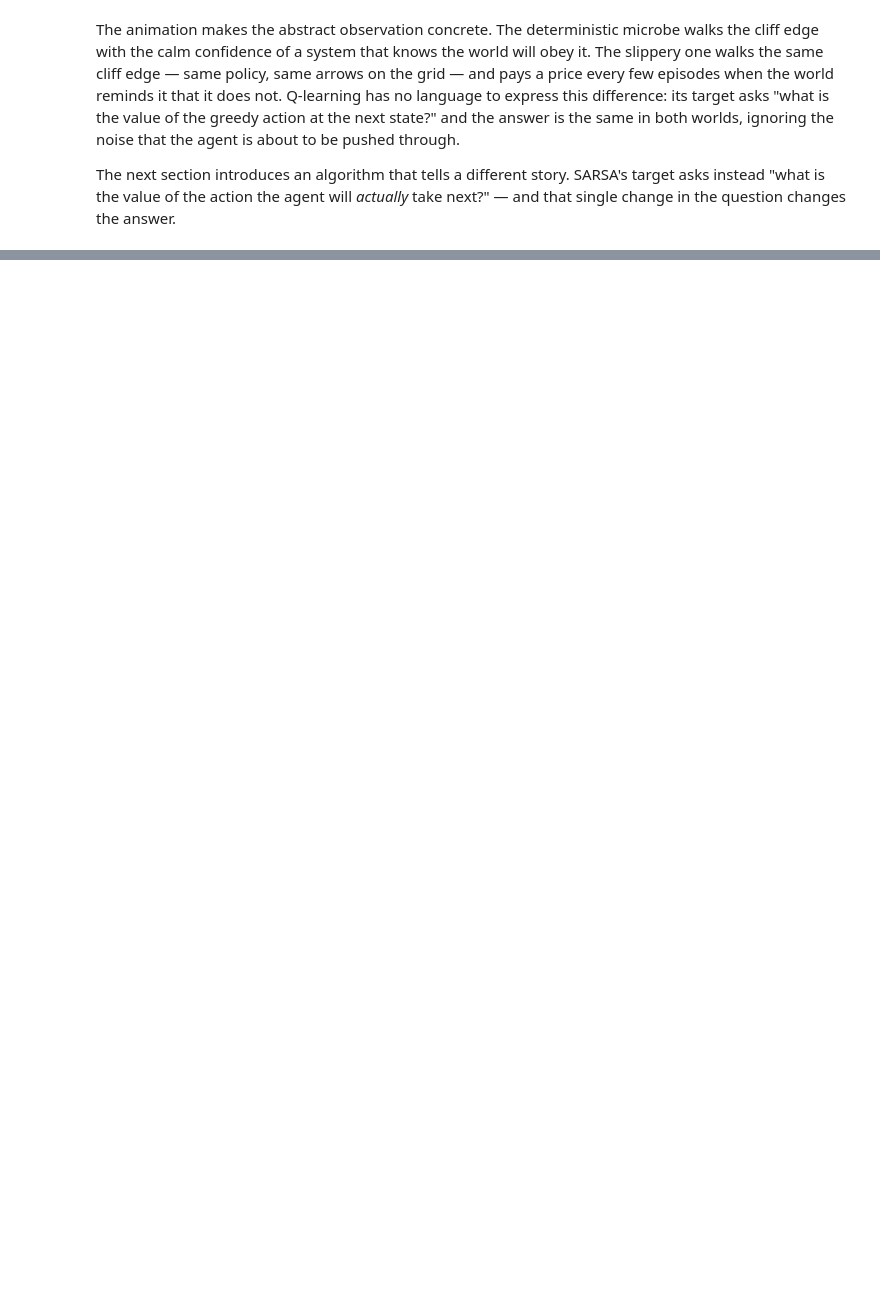
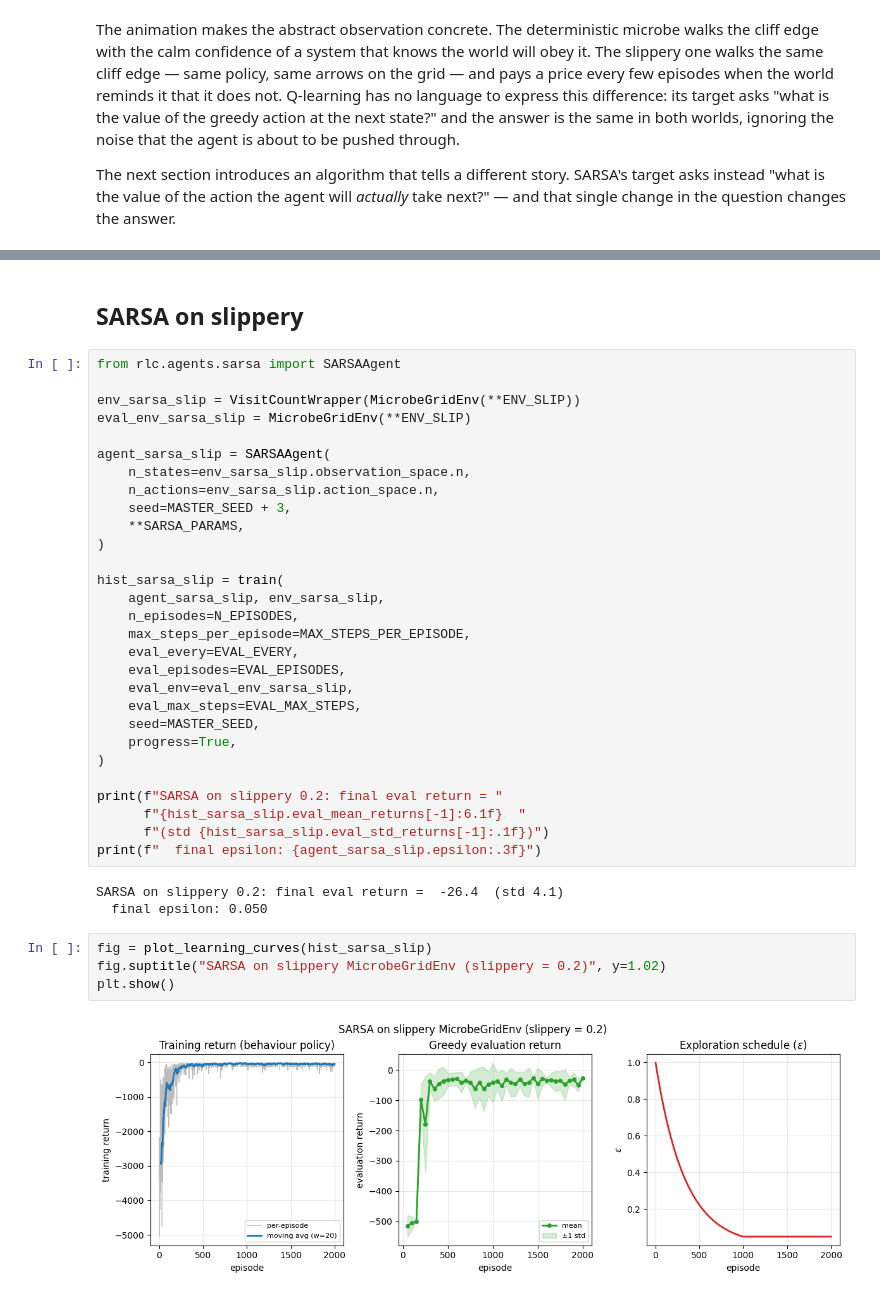
Before and after one commit to afflint/rlcoding, a Jupyter notebook: 2025-26/lecture_02_sarsa_montecarlo.ipynb, the cells around one changed output, grey strips where cells are left out. Saved outputs shown, nothing was run; the diff lists cells and outputs as text; blank space fills up the shorter version.

Commit message:
sarsa and mc

```diff
--- a/2025-26/lecture_02_sarsa_montecarlo.ipynb
+++ b/2025-26/lecture_02_sarsa_montecarlo.ipynb
@@ -259,0 +374,40 @@ The next section introduces an algorithm that tells a different story. SARSA's t
+# %% [markdown]
+## SARSA on slippery
+# %%
+from rlc.agents.sarsa import SARSAAgent
+
+env_sarsa_slip = VisitCountWrapper(MicrobeGridEnv(**ENV_SLIP))
+eval_env_sarsa_slip = MicrobeGridEnv(**ENV_SLIP)
+
+agent_sarsa_slip = SARSAAgent(
+    n_states=env_sarsa_slip.observation_space.n,
+    n_actions=env_sarsa_slip.action_space.n,
+    seed=MASTER_SEED + 3,
+    **SARSA_PARAMS,
+)
+
+hist_sarsa_slip = train(
+    agent_sarsa_slip, env_sarsa_slip,
+    n_episodes=N_EPISODES,
+    max_steps_per_episode=MAX_STEPS_PER_EPISODE,
+    eval_every=EVAL_EVERY,
+    eval_episodes=EVAL_EPISODES,
+    eval_env=eval_env_sarsa_slip,
+    eval_max_steps=EVAL_MAX_STEPS,
+    seed=MASTER_SEED,
+    progress=True,
+)
+
+print(f"SARSA on slippery 0.2: final eval return = "
+      f"{hist_sarsa_slip.eval_mean_returns[-1]:6.1f}  "
+      f"(std {hist_sarsa_slip.eval_std_returns[-1]:.1f})")
+print(f"  final epsilon: {agent_sarsa_slip.epsilon:.3f}")
+# %% [output]
+SARSA on slippery 0.2: final eval return =  -26.4  (std 4.1)
+  final epsilon: 0.050
+# %%
+fig = plot_learning_curves(hist_sarsa_slip)
+fig.suptitle("SARSA on slippery MicrobeGridEnv (slippery = 0.2)", y=1.02)
+plt.show()
+# %% [output]
+[figure, added]
```
Also changed, not shown: parts of 28 cells of this notebook, 6 other files.
